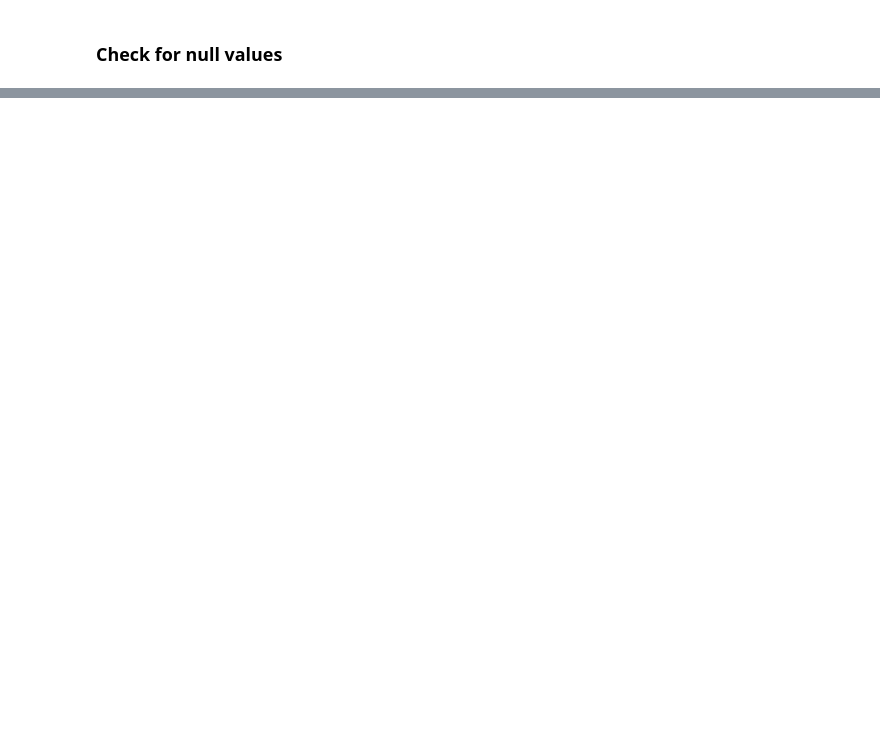
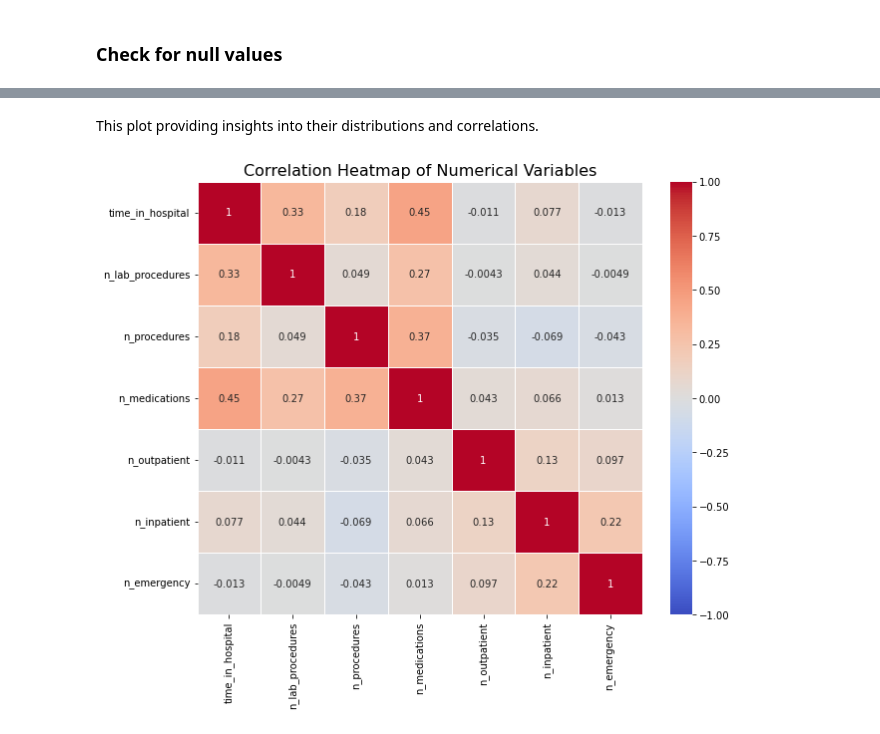
Before and after one commit to z1368/Hospital-Readmission-, a Jupyter notebook: 00 - eda.ipynb, the cells around one changed output, grey strips where cells are left out. Saved outputs shown, nothing was run; the diff lists cells and outputs as text; code cells hidden in the pictures; blank space fills up the shorter version.

```diff
--- a/00 - eda.ipynb
+++ b/00 - eda.ipynb
@@ -106,0 +258,27 @@ dtype: int64
+# %% [markdown]
+This plot providing insights into their distributions and correlations.
+# %%
+import seaborn as sns
+import matplotlib.pyplot as plt
+
+# Calculate the correlation matrix
+correlation_matrix = data[numerical_columns].corr()
+
+# Set up the matplotlib figure
+plt.figure(figsize=(10, 8))  # Adjust figure size
+
+# Create a heatmap
+sns.heatmap(correlation_matrix,
+            annot=True,             # Display correlation values
+            cmap="coolwarm",        # Color palette: blue for negative, red for positive
+            center=0,               # Center the color bar at 0
+            linewidths=0.5,         # Add lines between cells
+            vmin=-1, vmax=1)        # Fix color scale from -1 to 1
+
+# Add a title
+plt.title("Correlation Heatmap of Numerical Variables", fontsize=16)
+
+# Show the plot
+plt.show()
+# %% [output]
+[figure, added]
```
Also changed, not shown: parts of 31 cells of this notebook, 2 other files.
